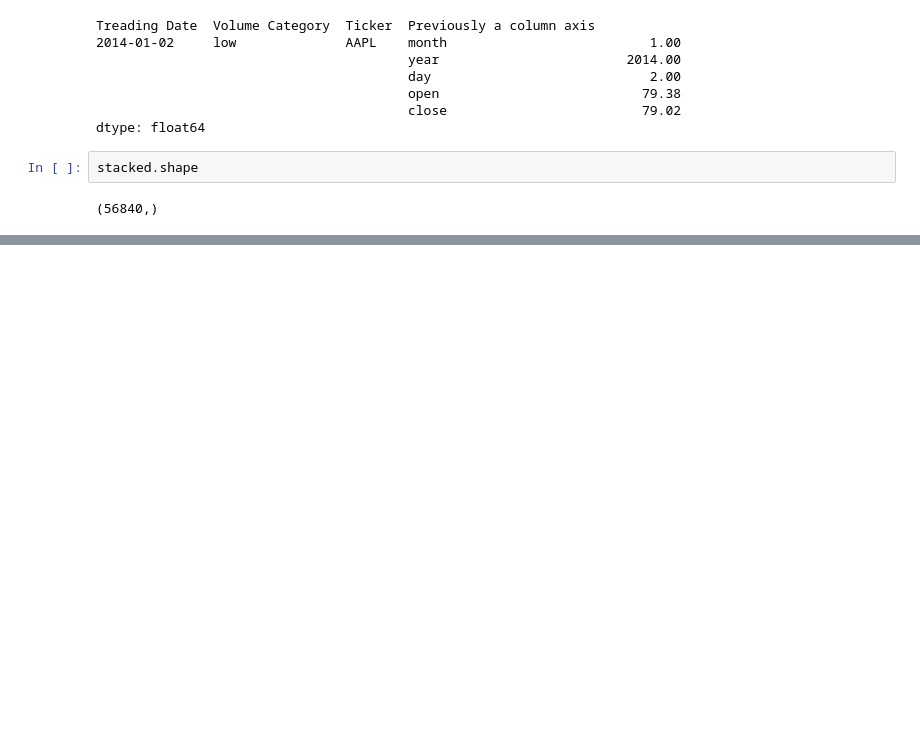
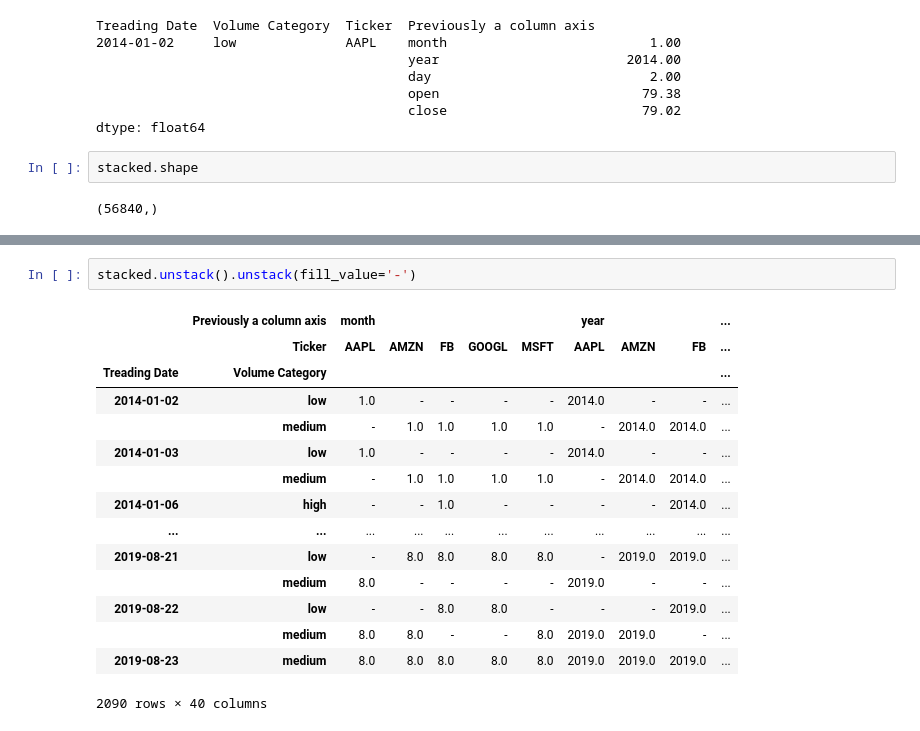
Before and after one commit to TomaszBury/The-ultimate-pandas-bootcamp-advanced-python-data-analysis, a Jupyter notebook: section_07/multi_dimensional.ipynb, the cells around one changed output, grey strips where cells are left out. Drawn from its saved outputs; the diff is of its cells as text; blank space fills up the shorter version.

```diff
--- a/section_07/multi_dimensional.ipynb
+++ b/section_07/multi_dimensional.ipynb
@@ -1781,0 +1883,18 @@ stacked.shape
+# %%
+stacked.unstack().unstack(fill_value='-')
+# %% [output]
+|  | Previously a column axis | month |  |  |  |  | year |  |  | ... |
+|  | Ticker | AAPL | AMZN | FB | GOOGL | MSFT | AAPL | AMZN | FB | ... |
+| Treading Date | Volume Category |  |  |  |  |  |  |  |  | ... |
+| 2014-01-02 | low | 1.0 | - | - | - | - | 2014.0 | - | - | ... |
+|  | medium | - | 1.0 | 1.0 | 1.0 | 1.0 | - | 2014.0 | 2014.0 | ... |
+| 2014-01-03 | low | 1.0 | - | - | - | - | 2014.0 | - | - | ... |
+|  | medium | - | 1.0 | 1.0 | 1.0 | 1.0 | - | 2014.0 | 2014.0 | ... |
+| 2014-01-06 | high | - | - | 1.0 | - | - | - | - | 2014.0 | ... |
+| ... | ... | ... | ... | ... | ... | ... | ... | ... | ... | ... |
+| 2019-08-21 | low | - | 8.0 | 8.0 | 8.0 | 8.0 | - | 2019.0 | 2019.0 | ... |
+|  | medium | 8.0 | - | - | - | - | 2019.0 | - | - | ... |
+| 2019-08-22 | low | - | - | 8.0 | 8.0 | - | - | - | 2019.0 | ... |
+|  | medium | 8.0 | 8.0 | - | - | 8.0 | 2019.0 | 2019.0 | - | ... |
+| 2019-08-23 | medium | 8.0 | 8.0 | 8.0 | 8.0 | 8.0 | 2019.0 | 2019.0 | 2019.0 | ... |
+2090 rows × 40 columns
```
Also changed, not shown: parts of 94 cells of this notebook, 1 other file.
